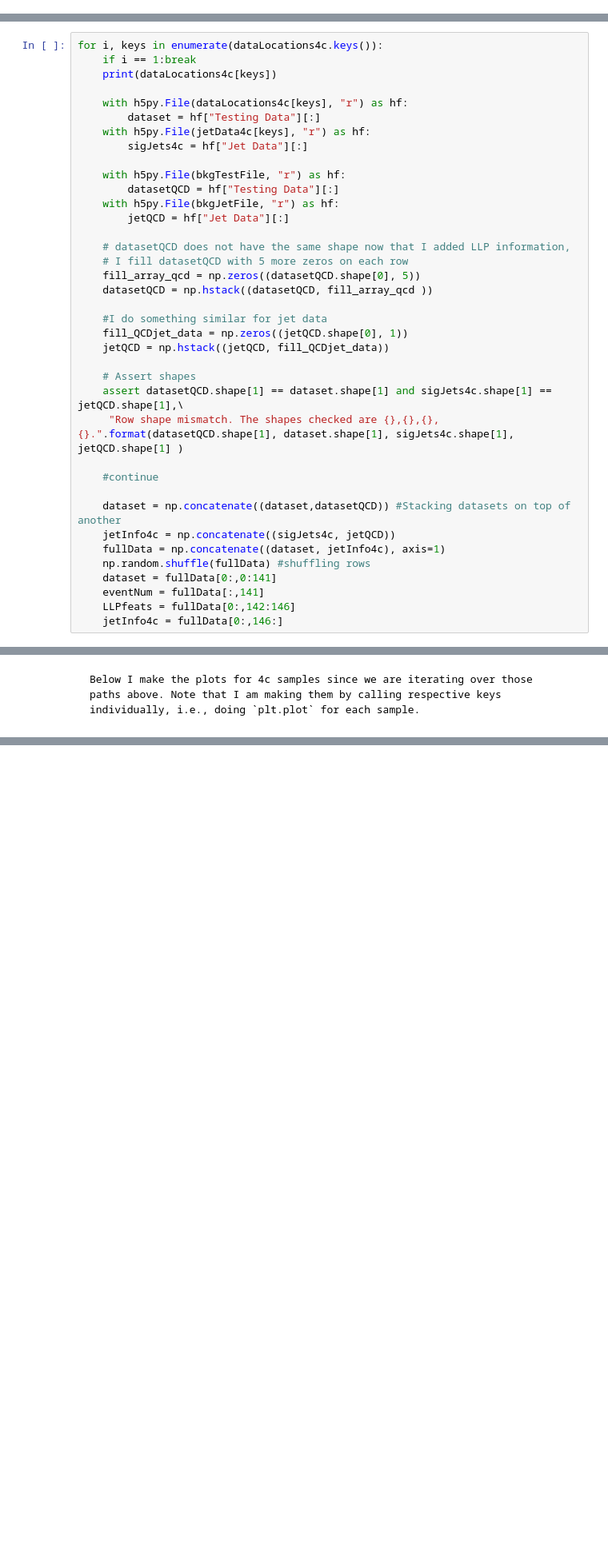
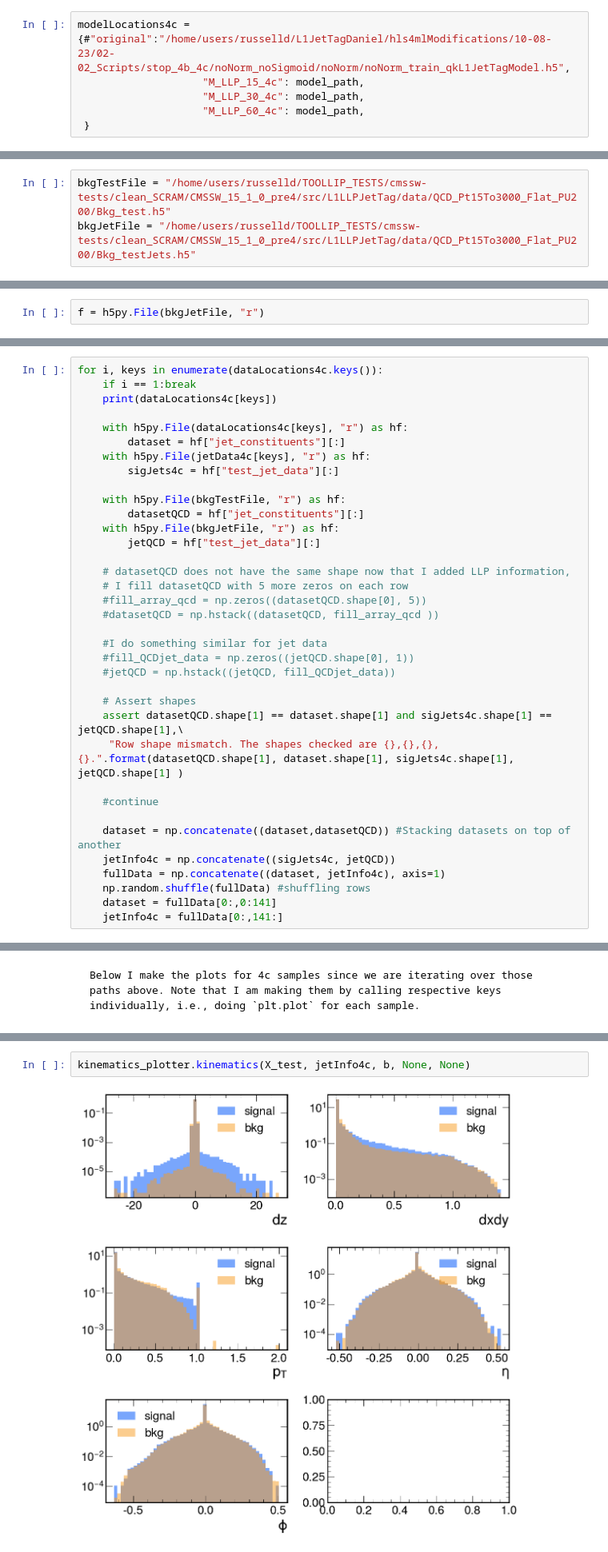
Before and after one commit to Brainz22/L1LLPJetTagger, a Jupyter notebook: qkROC_all.ipynb, the cells around one changed output, grey strips where cells are left out. Shown at 80% size. Saved outputs shown, nothing was run; the diff lists cells and outputs as text; blank space fills up the shorter version.

```diff
--- a/qkROC_all.ipynb
+++ b/qkROC_all.ipynb
@@ -58,2 +64,8 @@ keys4c = ["original", "M_LLP_15_ctau_100", "M_LLP_30_ctau_1000","M_LLP_30_ctau_1
+# %%
+modelLocations4c = {#"original":"/home/users/russelld/L1JetTagDaniel/hls4mlModifications/10-08-23/02-02_Scripts/stop_4b_4c/noNorm_noSigmoid/noNorm/noNorm_train_qkL1JetTagModel.h5",
+                    "M_LLP_15_4c": model_path,
+                    "M_LLP_30_4c": model_path,
+                    "M_LLP_60_4c": model_path,
+ }
 # %% [markdown]
     Only one sample of 4b tested so far.
@@ -99,3 +126,6 @@ bkgJetFile = "/home/users/russelld/L1JetTagDaniel/backgroundQCD/jetDatapt30QCD.h
+# %%
+bkgTestFile = "/home/users/russelld/TOOLLIP_TESTS/cmssw-tests/clean_SCRAM/CMSSW_15_1_0_pre4/src/L1LLPJetTag/data/QCD_Pt15To3000_Flat_PU200/Bkg_test.h5"
+bkgJetFile = "/home/users/russelld/TOOLLIP_TESTS/cmssw-tests/clean_SCRAM/CMSSW_15_1_0_pre4/src/L1LLPJetTag/data/QCD_Pt15To3000_Flat_PU200/Bkg_testJets.h5"
 # %%
 from sklearn.metrics import roc_curve
 from sklearn.metrics import auc
@@ -110,3 +140,5 @@ scores = {}
 hls_scores = {}
 llpFeats_scores4c ={}
 llpFeats_HLSscores4c ={}
+# %%
+f = h5py.File(bkgJetFile, "r")
@@ -116,23 +152,23 @@ for i, keys in enumerate(dataLocations4c.keys()):
     print(dataLocations4c[keys])
 
     with h5py.File(dataLocations4c[keys], "r") as hf:
-        dataset = hf["Testing Data"][:]
+        dataset = hf["jet_constituents"][:]
     with h5py.File(jetData4c[keys], "r") as hf:
-        sigJets4c = hf["Jet Data"][:]
+        sigJets4c = hf["test_jet_data"][:]
 
     with h5py.File(bkgTestFile, "r") as hf:
-        datasetQCD = hf["Testing Data"][:]
+        datasetQCD = hf["jet_constituents"][:]
     with h5py.File(bkgJetFile, "r") as hf:
-        jetQCD = hf["Jet Data"][:]
+        jetQCD = hf["test_jet_data"][:]
 
     # datasetQCD does not have the same shape now that I added LLP information,
     # I fill datasetQCD with 5 more zeros on each row
-    fill_array_qcd = np.zeros((datasetQCD.shape[0], 5))
-    datasetQCD = np.hstack((datasetQCD, fill_array_qcd ))
+    #fill_array_qcd = np.zeros((datasetQCD.shape[0], 5))
+    #datasetQCD = np.hstack((datasetQCD, fill_array_qcd ))
 
     #I do something similar for jet data
-    fill_QCDjet_data = np.zeros((jetQCD.shape[0], 1))
-    jetQCD = np.hstack((jetQCD, fill_QCDjet_data))
+    #fill_QCDjet_data = np.zeros((jetQCD.shape[0], 1))
+    #jetQCD = np.hstack((jetQCD, fill_QCDjet_data))
 
     # Assert shapes
     assert datasetQCD.shape[1] == dataset.shape[1] and sigJets4c.shape[1] == jetQCD.shape[1],\
@@ -145,7 +181,5 @@ for i, keys in enumerate(dataLocations4c.keys()):
     fullData = np.concatenate((dataset, jetInfo4c), axis=1)
     np.random.shuffle(fullData) #shuffling rows
     dataset = fullData[0:,0:141]
-    eventNum = fullData[:,141]
-    LLPfeats = fullData[0:,142:146]
-    jetInfo4c = fullData[0:,146:]
+    jetInfo4c = fullData[0:,141:]
 # %% [output]
@@ -883,0 +432,4 @@ plt.show()
+# %%
+kinematics_plotter.kinematics(X_test, jetInfo4c, b, None, None)
+# %% [output]
+[figure, added]
```
Also changed, not shown: parts of 127 cells of this notebook, 43 other files.
